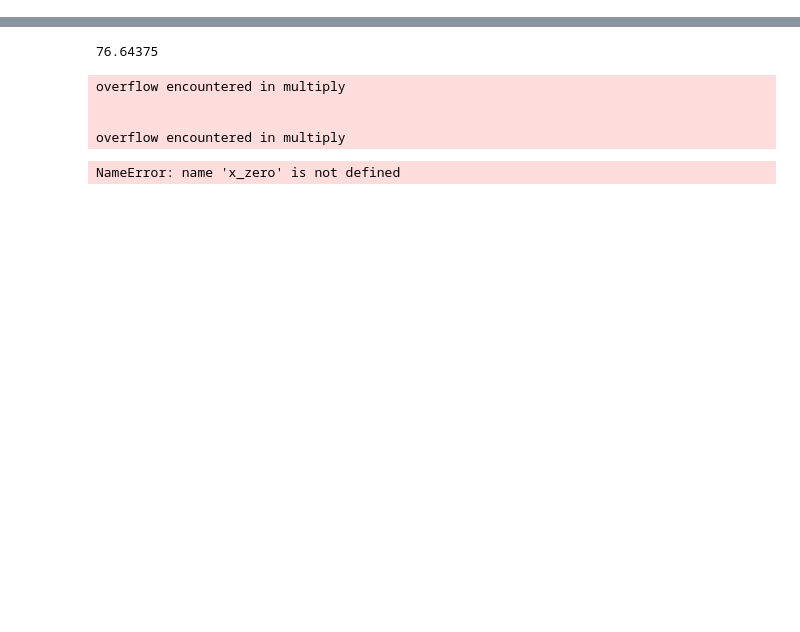
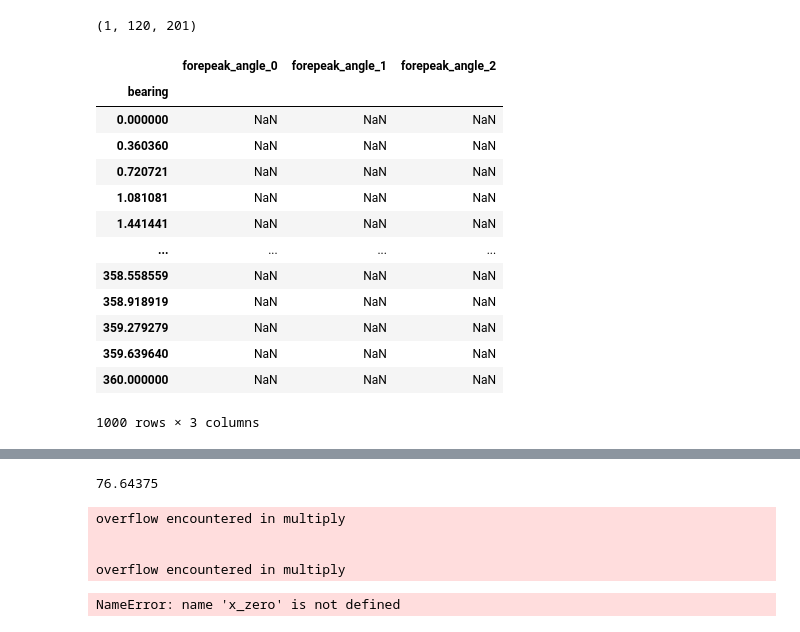
Before and after one commit to georgebirch/sunmap, a Jupyter notebook: Colab_app.ipynb, the cells around one changed output, grey strips where cells are left out. Saved outputs shown, nothing was run; the diff lists cells and outputs as text; code cells hidden in the pictures; blank space fills up the shorter version.

```diff
--- a/Colab_app.ipynb
+++ b/Colab_app.ipynb
@@ -5,0 +13,4 @@ import plotly.express as px
+# %%
+array.shape
+# %% [output]
+(1, 120, 201)
@@ -5,0 +82,17 @@ import plotly.express as px
+# %%
+forepeaks_df
+# %% [output]
+|  | forepeak_angle_0 | forepeak_angle_1 | forepeak_angle_2 |
+| bearing |  |  |  |
+| 0.000000 | NaN | NaN | NaN |
+| 0.360360 | NaN | NaN | NaN |
+| 0.720721 | NaN | NaN | NaN |
+| 1.081081 | NaN | NaN | NaN |
+| 1.441441 | NaN | NaN | NaN |
+| ... | ... | ... | ... |
+| 358.558559 | NaN | NaN | NaN |
+| 358.918919 | NaN | NaN | NaN |
+| 359.279279 | NaN | NaN | NaN |
+| 359.639640 | NaN | NaN | NaN |
+| 360.000000 | NaN | NaN | NaN |
+1000 rows × 3 columns
```
Also changed, not shown: parts of 10 cells of this notebook, 2 other files.
